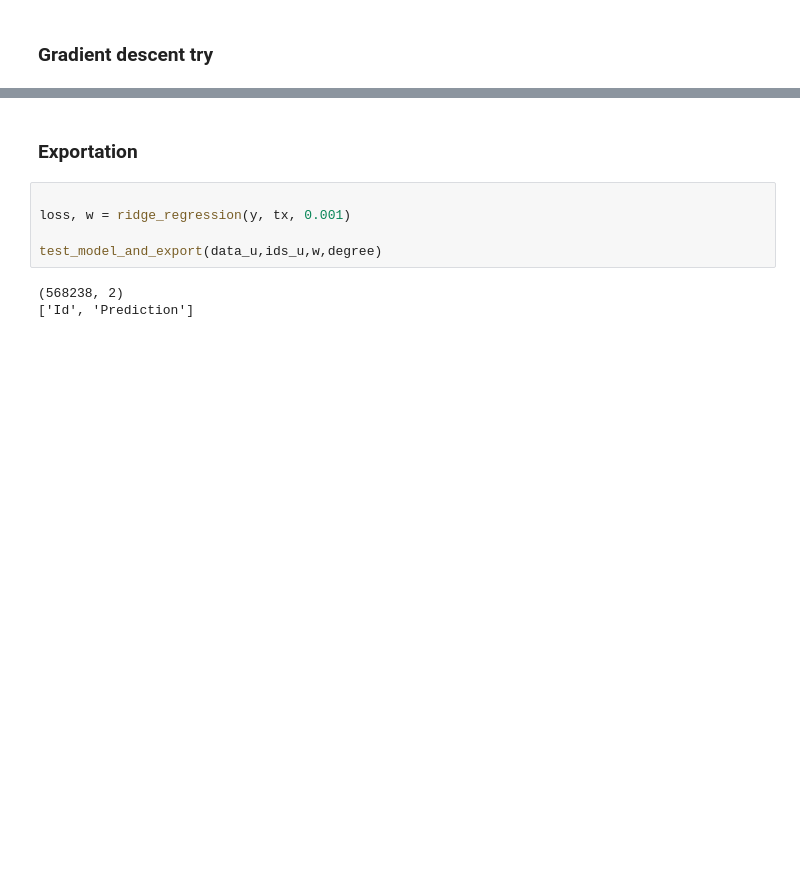
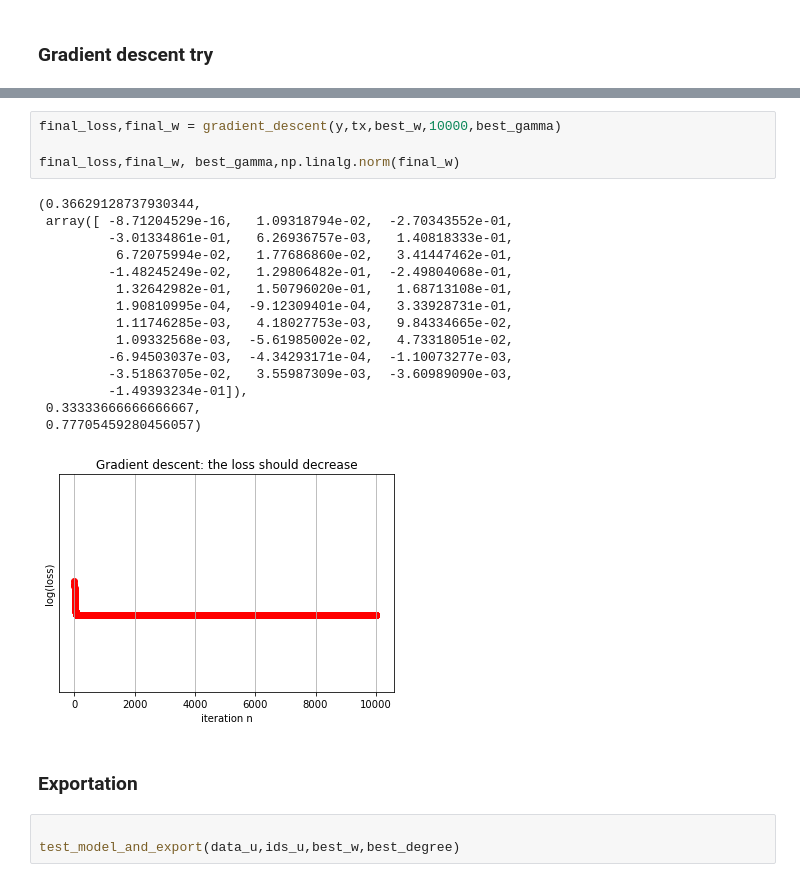
Before and after one commit to NiccoloSacchi/ml-boson, a Jupyter notebook: scripts/findBoson-val.ipynb, the cells around one changed output, grey strips where cells are left out. Saved outputs shown, nothing was run; the diff lists cells and outputs as text; blank space fills up the shorter version.

```diff
--- a/scripts/findBoson-val.ipynb
+++ b/scripts/findBoson-val.ipynb
@@ -192,10 +309,25 @@ Gradient Descent(4/4): loss=9624095788.514553, weights=[-0.99999996001429248, -1
+# %%
+final_loss,final_w = gradient_descent(y,tx,best_w,10000,best_gamma)
+
+final_loss,final_w, best_gamma,np.linalg.norm(final_w)
+# %% [output]
+(0.36629128737930344,
+ array([ -8.71204529e-16,   1.09318794e-02,  -2.70343552e-01,
+         -3.01334861e-01,   6.26936757e-03,   1.40818333e-01,
+          6.72075994e-02,   1.77686860e-02,   3.41447462e-01,
+         -1.48245249e-02,   1.29806482e-01,  -2.49804068e-01,
+          1.32642982e-01,   1.50796020e-01,   1.68713108e-01,
+          1.90810995e-04,  -9.12309401e-04,   3.33928731e-01,
+          1.11746285e-03,   4.18027753e-03,   9.84334665e-02,
+          1.09332568e-03,  -5.61985002e-02,   4.73318051e-02,
+         -6.94503037e-03,  -4.34293171e-04,  -1.10073277e-03,
+         -3.51863705e-02,   3.55987309e-03,  -3.60989090e-03,
+         -1.49393234e-01]),
+ 0.33333666666666667,
+ 0.77705459280456057)
+[figure, added]
 # %% [markdown]
 ### Exportation
-# %%
-
-loss, w = ridge_regression(y, tx, 0.001)
-
-test_model_and_export(data_u,ids_u,w,degree)
-# %% [output]
-(568238, 2)
-['Id', 'Prediction']
+# %%
+
+test_model_and_export(data_u,ids_u,best_w,best_degree)
```
Also changed, not shown: parts of 16 cells of this notebook, 4 other files.
